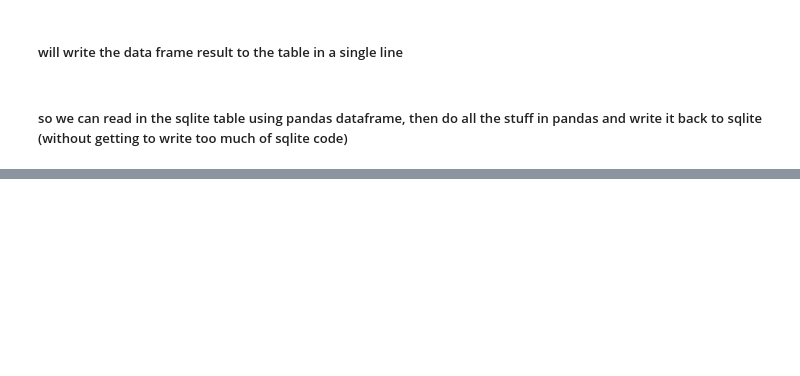
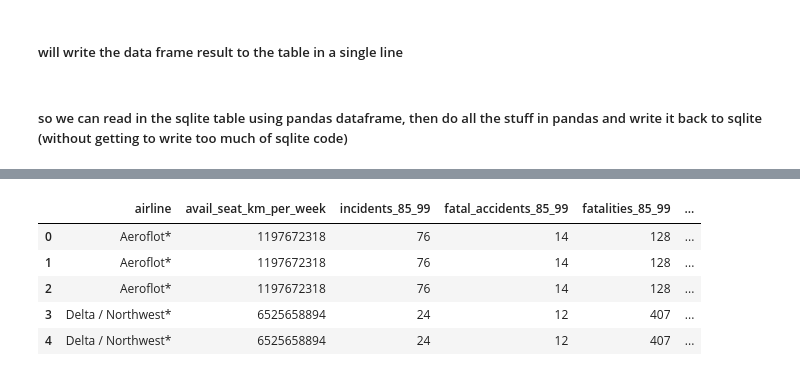
Before and after one commit to NAnnamalai/python_utilities, a Jupyter notebook: python_with_sqlite/python_with_sqlite.ipynb, the cells around one changed output, grey strips where cells are left out. Saved outputs shown, nothing was run; the diff lists cells and outputs as text; code cells hidden in the pictures; blank space fills up the shorter version.

```diff
--- a/python_with_sqlite/python_with_sqlite.ipynb
+++ b/python_with_sqlite/python_with_sqlite.ipynb
@@ -191,0 +208,9 @@ df_delete.to_sql("airline", con, if_exists="replace")
+# %%
+sort_by("airlines", 'fatal_accidents_85_99', "DESC").head(5)
+# %% [output]
+|  | airline | avail_seat_km_per_week | incidents_85_99 | fatal_accidents_85_99 | fatalities_85_99 | ... |
+| 0 | Aeroflot* | 1197672318 | 76 | 14 | 128 | ... |
+| 1 | Aeroflot* | 1197672318 | 76 | 14 | 128 | ... |
+| 2 | Aeroflot* | 1197672318 | 76 | 14 | 128 | ... |
+| 3 | Delta / Northwest* | 6525658894 | 24 | 12 | 407 | ... |
+| 4 | Delta / Northwest* | 6525658894 | 24 | 12 | 407 | ... |
```
Also changed, not shown: parts of 19 cells of this notebook.
